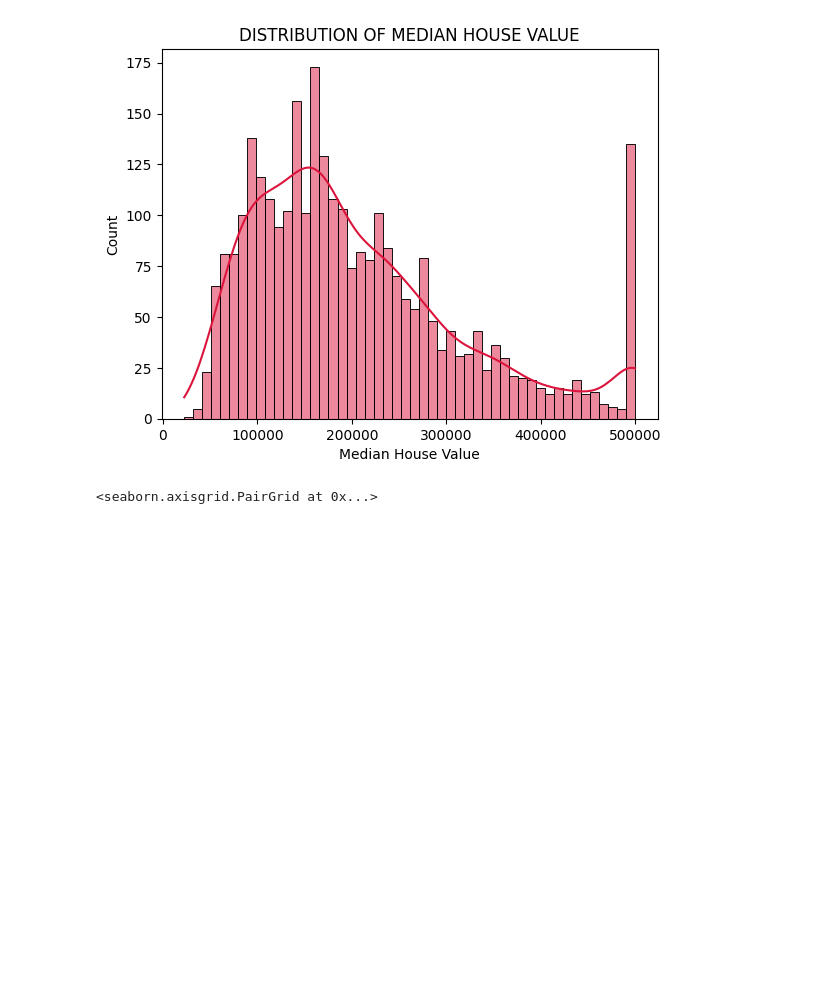
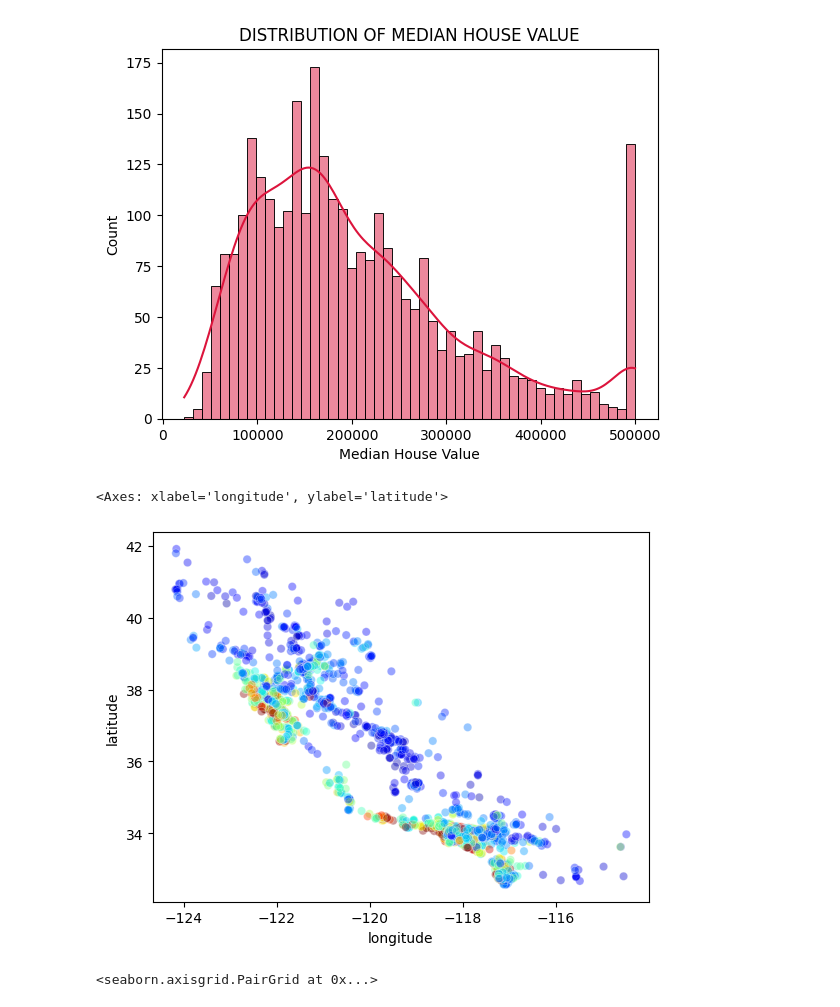
Before and after one commit to AMEY-GAIKAR/Kaggle-Colaboratory, a Jupyter notebook: cali_housing.ipynb, the cells around one changed output. Saved outputs shown, nothing was run; the diff lists cells and outputs as text; code cells hidden in the pictures; blank space fills up the shorter version.

```diff
--- a/cali_housing.ipynb
+++ b/cali_housing.ipynb
@@ -65,6 +70,11 @@ sns.histplot(x=df_housing['median_house_value'], bins=50, kde=True, color='crims
 # %% [output]
 <Axes: title={'center': 'DISTRIBUTION OF MEDIAN HOUSE VALUE'}, xlabel='Median House Value', ylabel='Count'>
 [figure]
+# %%
+sns.scatterplot(x=df_housing['longitude'], y=df_housing['latitude'], alpha=0.4, cmap='jet', c=df_housing['median_house_value'])
+# %% [output]
+<Axes: xlabel='longitude', ylabel='latitude'>
+[figure, added]
 # %%
 sns.pairplot(df_housing)
 # %% [output]
```
Also changed, not shown: parts of 20 cells of this notebook.
